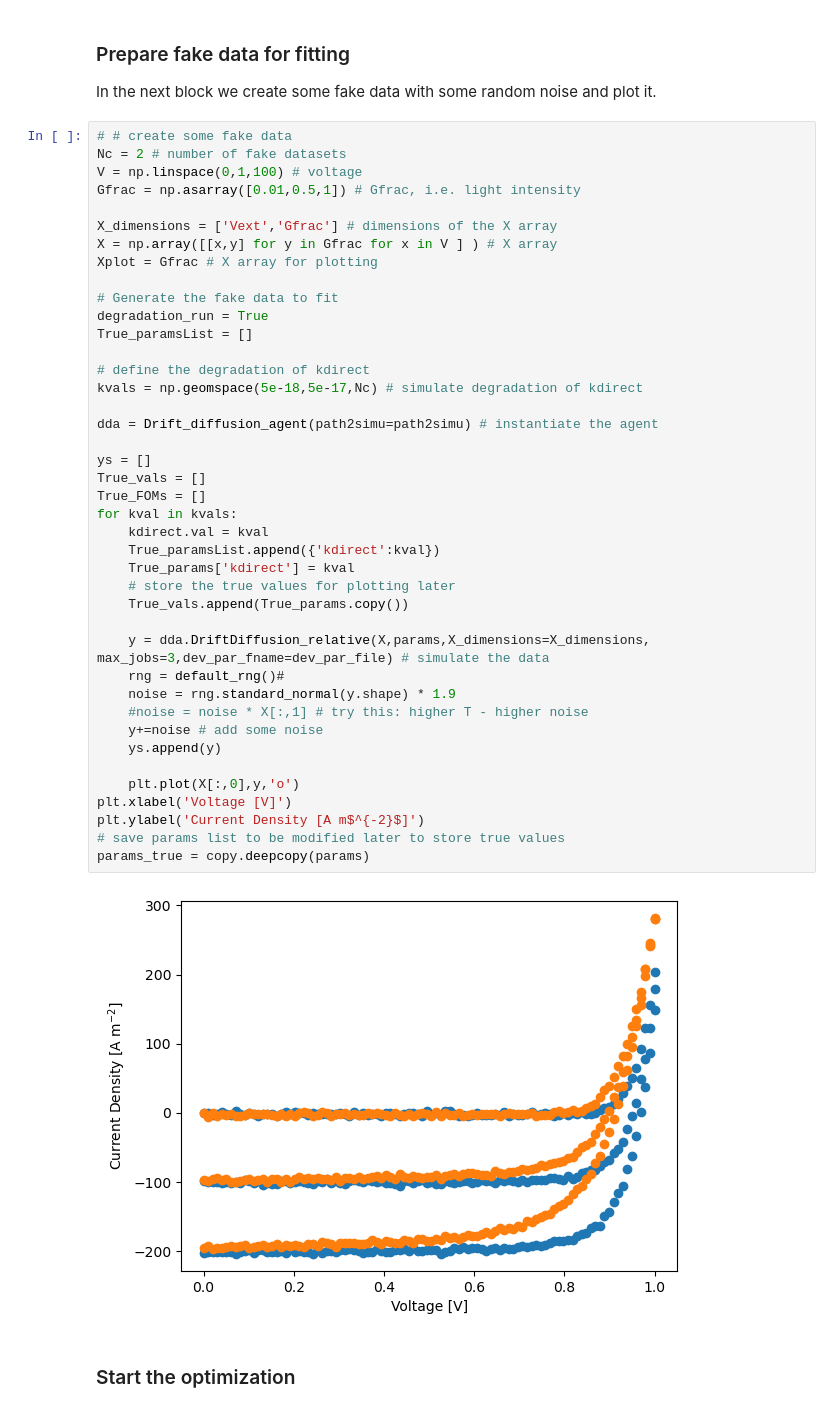
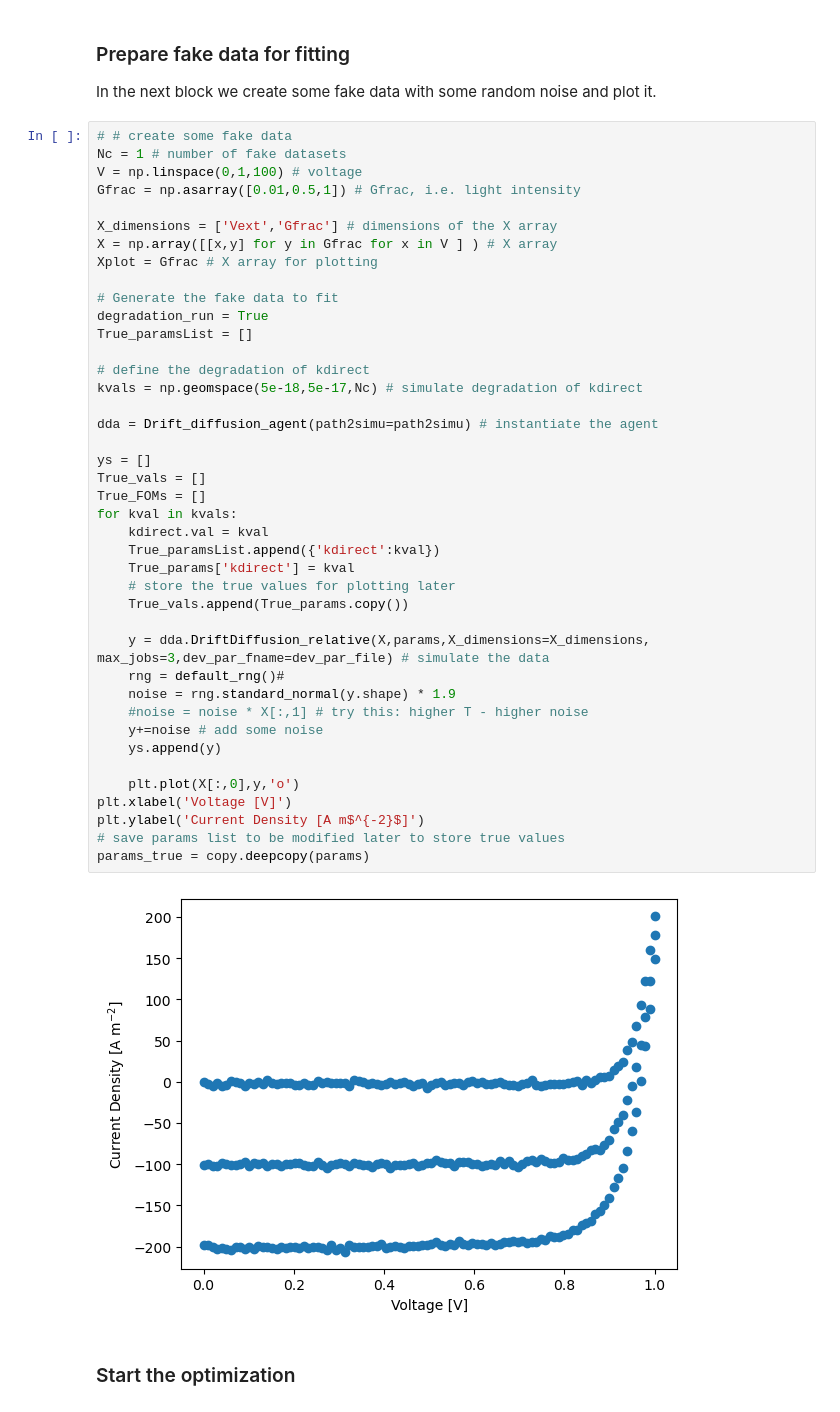
Before and after one commit to i-MEET/boar, a Jupyter notebook: Notebooks/DD_Fit_fake_OPV.ipynb, the cells around one changed output. Saved outputs shown, nothing was run; the diff lists cells and outputs as text.

```diff
--- a/Notebooks/DD_Fit_fake_OPV.ipynb
+++ b/Notebooks/DD_Fit_fake_OPV.ipynb
@@ -95,7 +95,7 @@ if check_SIMsalabim_input:
 In the next block we create some fake data with some random noise and plot it.
 # %%
 # # create some fake data
-Nc = 2 # number of fake datasets
+Nc = 1 # number of fake datasets
 V = np.linspace(0,1,100) # voltage
 Gfrac = np.asarray([0.01,0.5,1]) # Gfrac, i.e. light intensity
 
@@ -108,34 +108,34 @@ degradation_run = True
 True_paramsList = []
 
 # define the degradation of kdirect
 kvals = np.geomspace(5e-18,5e-17,Nc) # simulate degradation of kdirect
 
 dda = Drift_diffusion_agent(path2simu=path2simu) # instantiate the agent
 
 ys = []
 True_vals = []
 True_FOMs = []
 for kval in kvals:
     kdirect.val = kval
     True_paramsList.append({'kdirect':kval})
     True_params['kdirect'] = kval
     # store the true values for plotting later
     True_vals.append(True_params.copy())
 
     y = dda.DriftDiffusion_relative(X,params,X_dimensions=X_dimensions, max_jobs=3,dev_par_fname=dev_par_file) # simulate the data
     rng = default_rng()#
     noise = rng.standard_normal(y.shape) * 1.9
     #noise = noise * X[:,1] # try this: higher T - higher noise
     y+=noise # add some noise
     ys.append(y)
 
     plt.plot(X[:,0],y,'o')
 plt.xlabel('Voltage [V]')
 plt.ylabel('Current Density [A m$^{-2}$]')
 # save params list to be modified later to store true values
 params_true = copy.deepcopy(params)
 # %% [output]
-[figure, old version]
+[figure, new version]
 # %% [markdown]
 ### Start the optimization
 # %%
```
Also changed, not shown: parts of 2 cells of this notebook, 9 other files.
